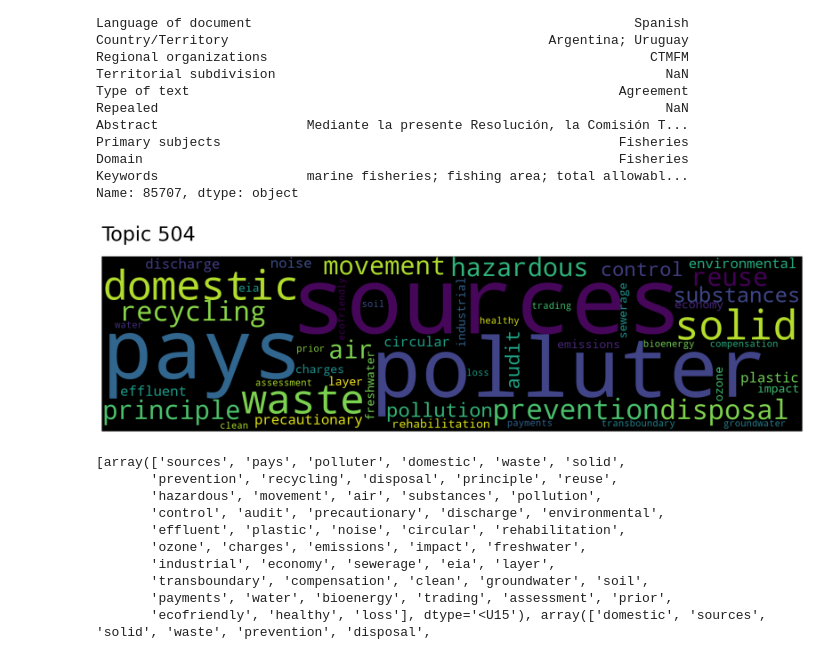
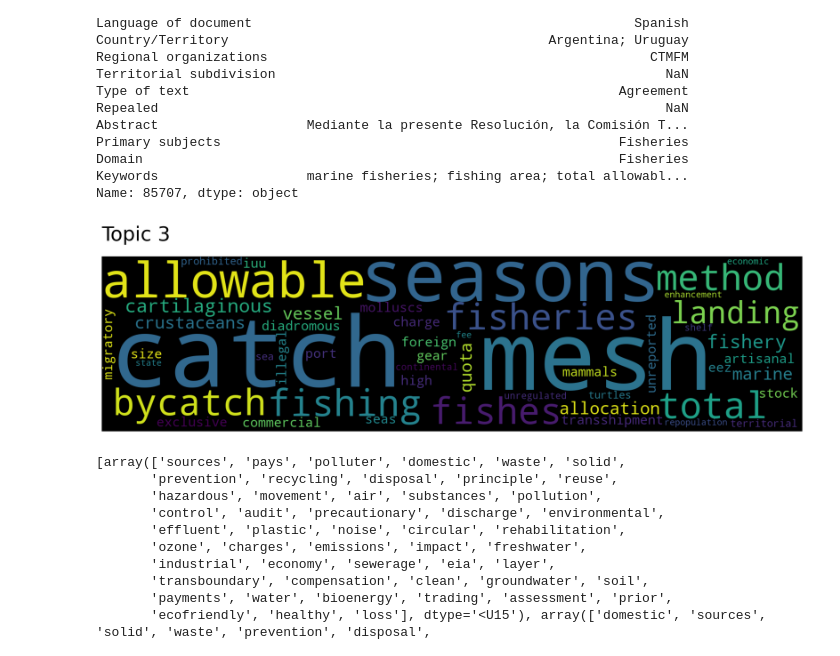
Before and after one commit to gustavn19/Fagprojekt, a Jupyter notebook: gn.ipynb, the cells around one changed output. Cells and saved outputs as stored; diff of their text form; code cells hidden in the pictures.

```diff
--- a/gn.ipynb
+++ b/gn.ipynb
@@ -137,9 +137,9 @@ Domain                                                             Fisheries
 Keywords                   marine fisheries; fishing area; total allowabl...
 Name: 85707, dtype: object
 # %%
-model.generate_topic_wordcloud(504)
+model.generate_topic_wordcloud(3)
 # %% [output]
-[figure, old version]
+[figure, new version]
 # %%
 # Look up topics corresponding to a keyword
 topic_words, word_scores, topic_scores, topic_nums = model.search_topics(keywords=["waste"], num_topics=10)
```
Also changed, not shown: parts of 4 cells of this notebook.
